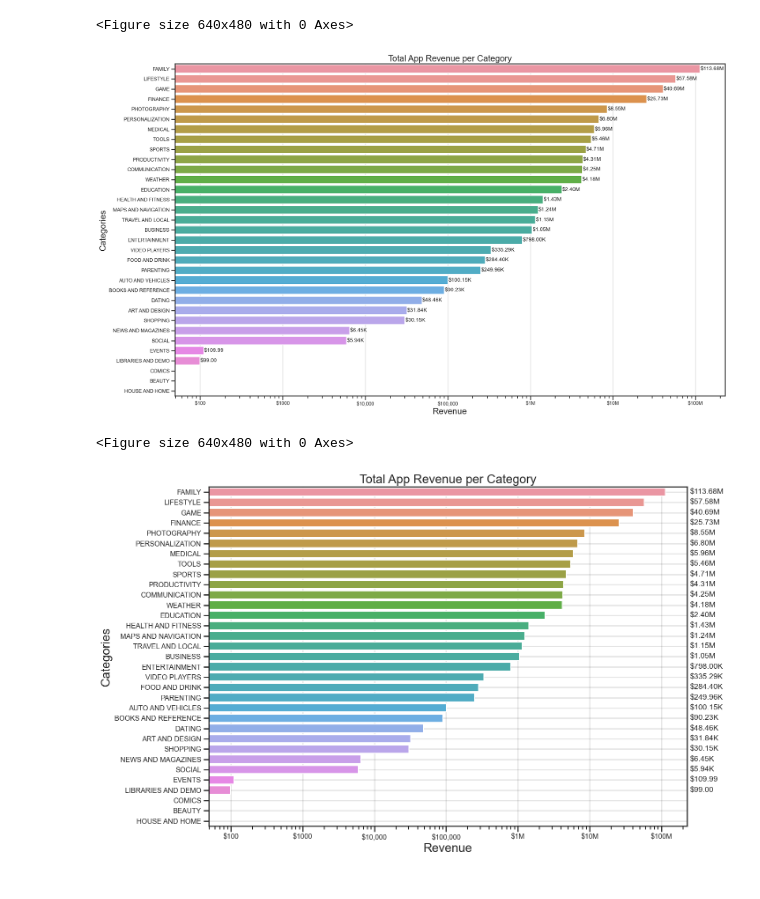
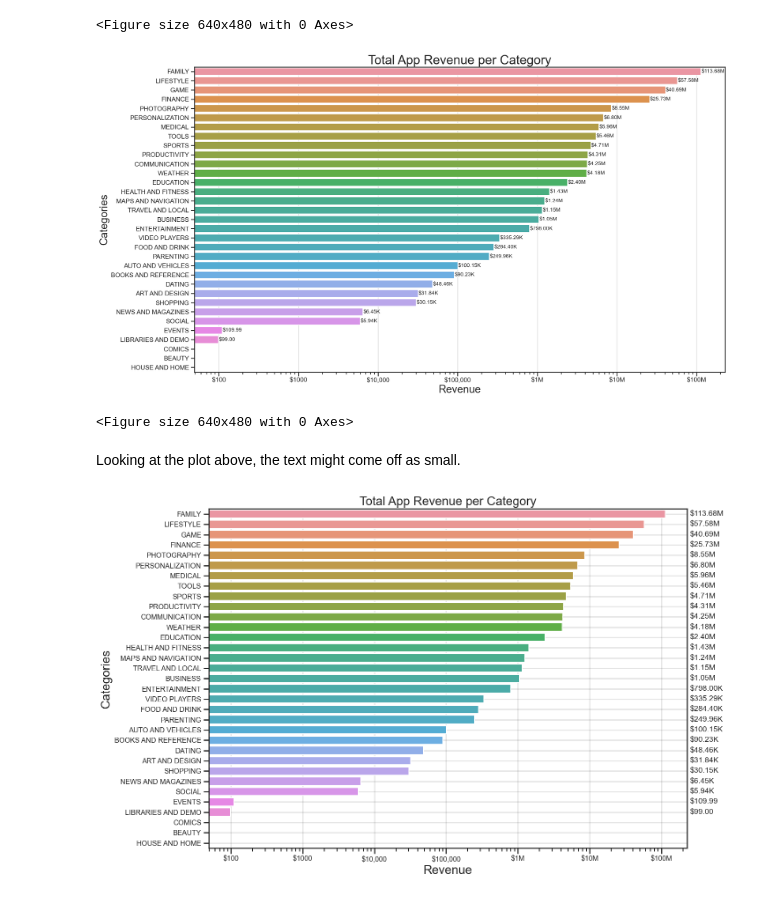
Before and after one commit to shalabajza/Develhope_Project_v2_team-2, a Jupyter notebook: Week 3/Week_3_Task_1_Danilo.ipynb, the cells around one changed output. Drawn from its saved outputs; the diff is of its cells as text; code cells hidden in the pictures.

```diff
--- a/Week 3/Week_3_Task_1_Danilo.ipynb
+++ b/Week 3/Week_3_Task_1_Danilo.ipynb
@@ -115,31 +115,32 @@ plt.clf()
 <Figure size 640x480 with 0 Axes>
 # %%
 sns.set_style("ticks")
-plt.figure(figsize=(14,14))
-plt.subplots_adjust(right=1.4)
+plt.figure(figsize=(17,13))
+plt.subplots_adjust(right=1.15)
 sns.barplot(x="Revenue", y="Category", data=revenue_plot, orient='horizontal')
 sns.set_context("talk", font_scale=0.7)
-plt.title("Total App Revenue per Category", fontsize=20)
-plt.ylabel("Categories", fontsize=20)
-plt.xlabel("Revenue", fontsize=20)
+plt.title("Total App Revenue per Category", fontsize=30)
+plt.ylabel("Categories", fontsize=25)
+plt.xlabel("Revenue", fontsize=25)
 plt.xscale("log")
 
 xticks = [100, 1000, 10000, 100000, 1000000, 10000000, 100000000]
 xticklabels = ['$100', '$1000','$10,000','$100,000','$1M','$10M','$100M']
-plt.xticks(xticks, xticklabels)
-
-
+plt.xticks(xticks, xticklabels, fontsize = 15)
+plt.yticks(fontsize=15)
 
 ## CODE FOR SHOWING BAR VALUE NEXT TO BAR
 for i, val in enumerate(revenue_plot["Revenue"].values):
    plt.annotate(shorten_number_dollar(val), xy=(val, i), xytext=(val*1.01, i), va='center')
 
 plt.grid(color = 'black', alpha=0.1, linewidth = 2, axis='x')
 plt.show()
 plt.clf()
 # %% [output]
-[figure, old version]
+[figure, new version]
 <Figure size 640x480 with 0 Axes>
+# %% [markdown]
+Looking at the plot above, the text might come off as small.
 # %%
 sns.set_style("ticks")
 plt.figure(figsize=(14,10))
```
